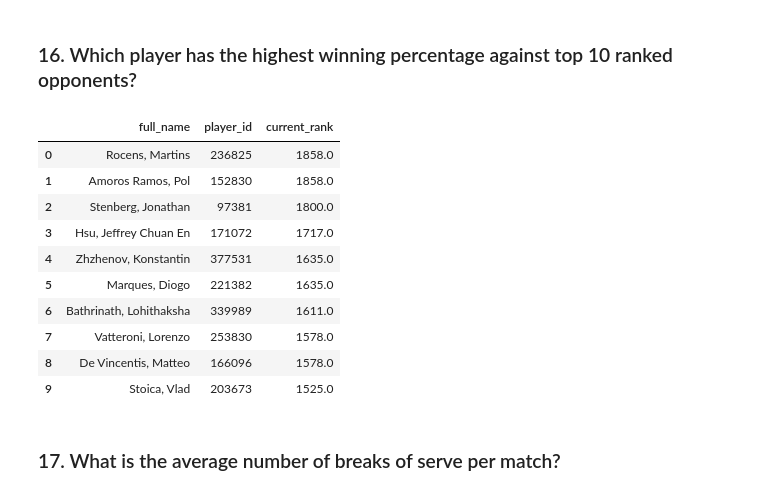
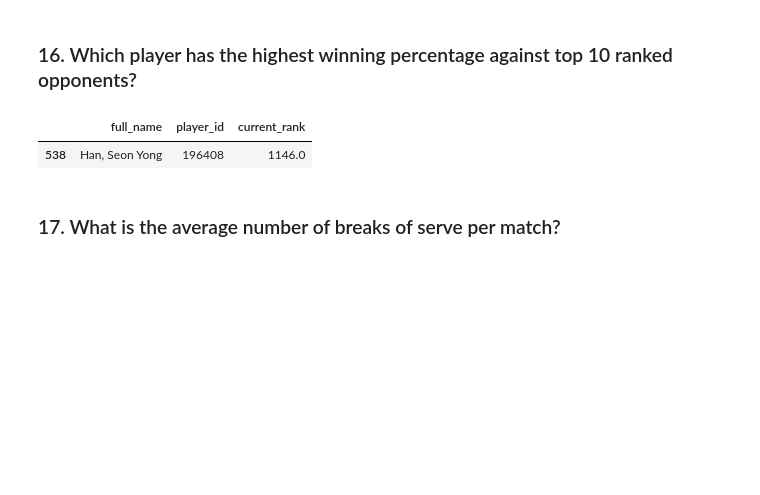
Before and after one commit to Mahlagha1994/Tennis-Games, a Jupyter notebook: notebooks/2-DATA ANALYZING.ipynb, the cells around one changed output. Drawn from its saved outputs; the diff is of its cells as text; code cells hidden in the pictures; blank space fills up the shorter version.

```diff
--- a/notebooks/2-DATA ANALYZING.ipynb
+++ b/notebooks/2-DATA ANALYZING.ipynb
@@ -326,32 +374,58 @@ Total number of distinct countries in dataset is 100
 # %%
 all_player_with_match_id = (pd.concat([MatchHomeTeamInfo, MatchAwayTeamInfo],
                            ignore_index=True)
                            .sort_values("current_rank", ascending=False)
                            .drop_duplicates(subset=["match_id", "player_id"]))
 
 all_player_with_need_coulmn = (all_player_with_match_id[["full_name","match_id", "player_id", "current_rank"]]
                                .sort_values(["current_rank", "full_name"], ascending=False, ignore_index=True))
 
 all_player_uniqe = (all_player_with_need_coulmn.drop_duplicates("player_id", ignore_index=True)
                     .drop("match_id", axis=1))
 
 top_ten_palyers = (all_player_uniqe[all_player_uniqe["current_rank"]
                                     .isin(all_player_uniqe["current_rank"]
                                     .nlargest(n=10))])
 
-top_ten_palyers
+
+match_between_tow_player = (all_player_with_need_coulmn.pivot_table
+                           (index="match_id",
+                            columns=all_player_with_need_coulmn.groupby("match_id").cumcount(),
+                            values="player_id",
+                            aggfunc='first').add_prefix("player")
+                            .reset_index())
+
+match_home = MatchHomeTeamInfo[["match_id", "player_id", "current_rank", "full_name"]]
+match_away = MatchAwayTeamInfo[["match_id", "player_id", "current_rank", "full_name"]]
+match_winner = MatchEventInfo[["match_id", "winner_code"]]
+
+
+match_winner_home_player_id = pd.merge(match_home, match_winner, how="right" ).drop_duplicates()
+match_winner_away_player_id = pd.merge(match_home, match_winner, how="right" ).drop_duplicates()
+
+match_winner_player_id = pd.concat([match_winner_home_player_id, match_winner_away_player_id])
+
+winer_player = match_winner_player_id[match_winner_player_id["winner_code"] == 2]
+
+winer_in_each_match = pd.merge(match_between_tow_player, winer_player)
+
+series_of_match_id_top_player_played = (all_player_with_need_coulmn
+                                        [all_player_with_need_coulmn["player_id"]
+                                         .isin(top_ten_palyers["player_id"])]
+                                         ["match_id"])
+
+winer_in_each_match_top_player_played = (winer_in_each_match[winer_in_each_match["match_id"]
+                                                             .isin(series_of_match_id_top_player_played)]).dropna(axis=0)
+who_win_from_top_ten = (winer_in_each_match_top_player_played
+                        [~(winer_in_each_match_top_player_played["player_id"]
+                           .isin(top_ten_palyers["player_id"]))])
+best_palayer_in_playe_top_ten = (who_win_from_top_ten.groupby("player_id")["winner_code"]
+                                 .agg("count").reset_index()
+                                 .sort_values("winner_code",ascending=False))
+all_player_uniqe[all_player_uniqe["player_id"] == int(best_palayer_in_playe_top_ten.iloc[0]["player_id"])]
 # %% [output]
 |  | full_name | player_id | current_rank |
-| 0 | Rocens, Martins | 236825 | 1858.0 |
-| 1 | Amoros Ramos, Pol | 152830 | 1858.0 |
-| 2 | Stenberg, Jonathan | 97381 | 1800.0 |
-| 3 | Hsu, Jeffrey Chuan En | 171072 | 1717.0 |
-| 4 | Zhzhenov, Konstantin | 377531 | 1635.0 |
-| 5 | Marques, Diogo | 221382 | 1635.0 |
-| 6 | Bathrinath, Lohithaksha | 339989 | 1611.0 |
-| 7 | Vatteroni, Lorenzo | 253830 | 1578.0 |
-| 8 | De Vincentis, Matteo | 166096 | 1578.0 |
-| 9 | Stoica, Vlad | 203673 | 1525.0 |
+| 538 | Han, Seon Yong | 196408 | 1146.0 |
 # %% [markdown]
 ### 17. What is the average number of breaks of serve per match?
 # %%
```
Also changed, not shown: parts of 3 cells of this notebook.
